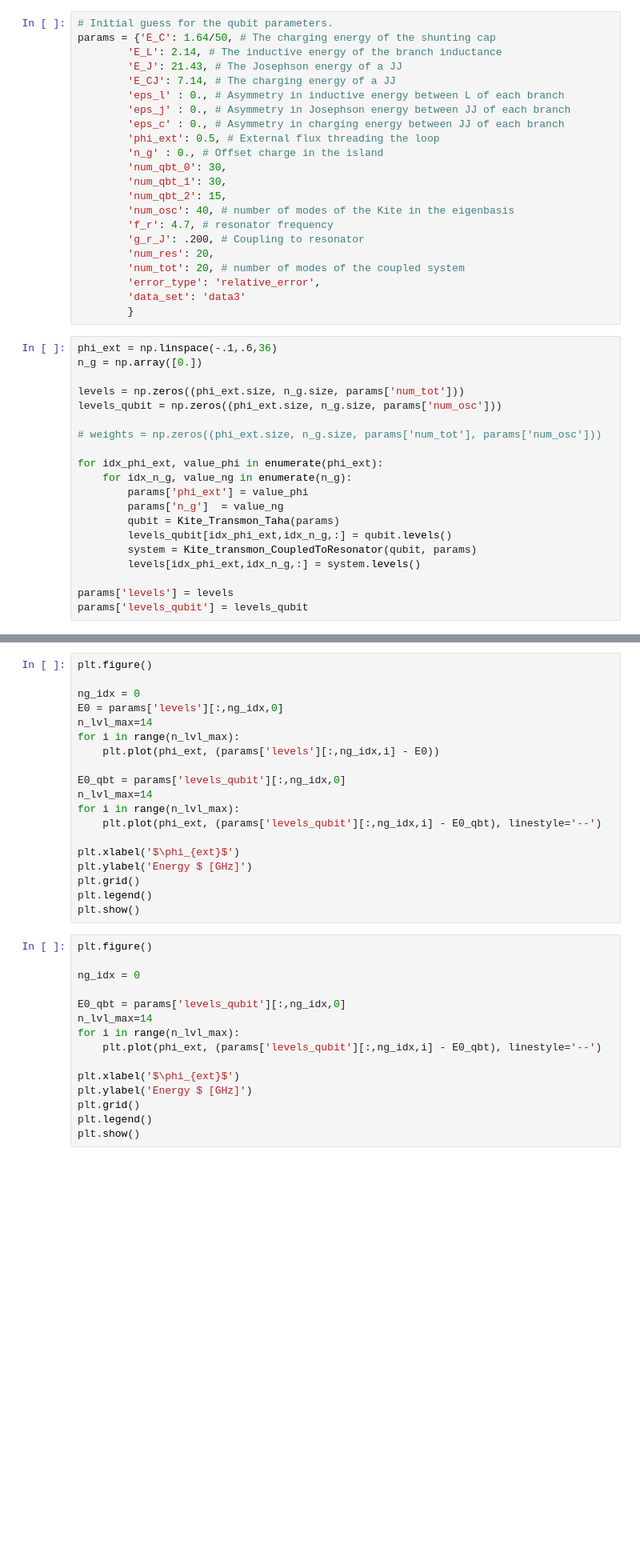
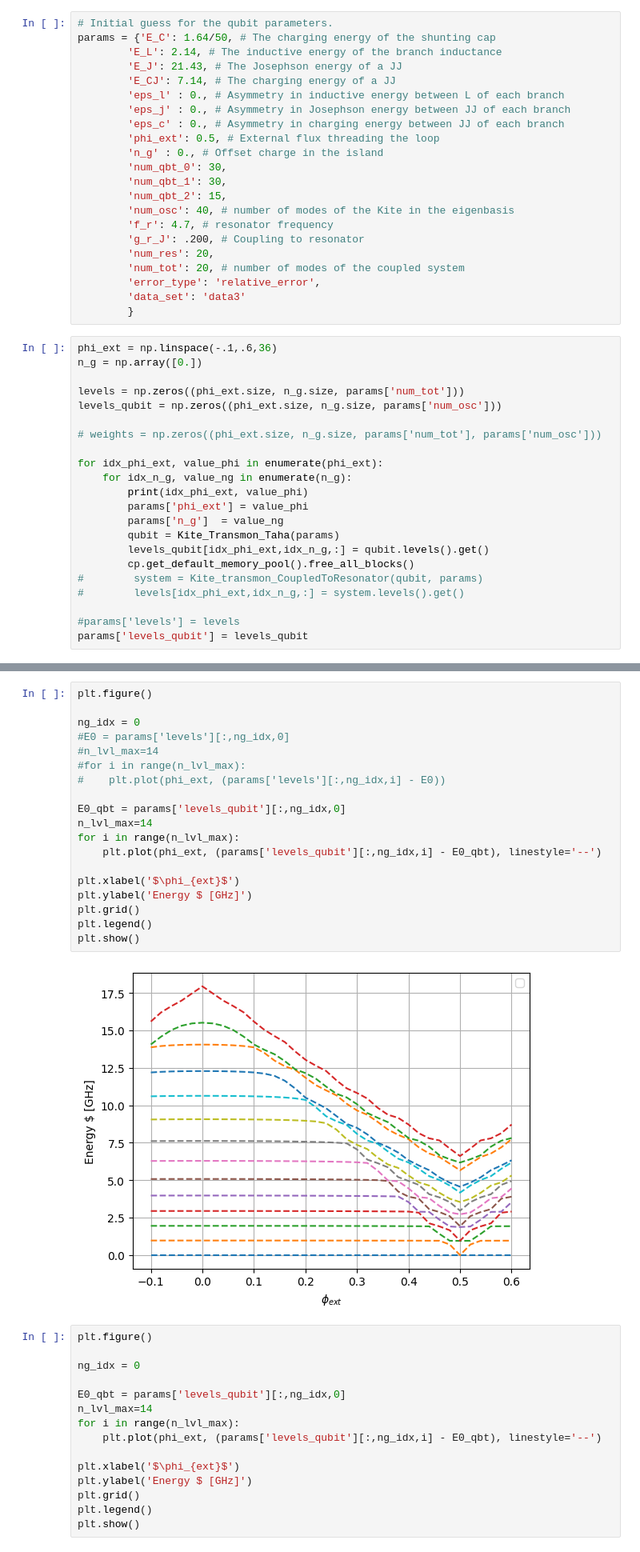
Before and after one commit to tahabw/sqc_live, a Jupyter notebook: other/KiteTransmon_gputest_notebook.ipynb, the cells around one changed output, grey strips where cells are left out. Shown: that part at 80% size. Drawn from its saved outputs; the diff is of its cells as text; blank space fills up the shorter version.

```diff
--- a/other/KiteTransmon_gputest_notebook.ipynb
+++ b/other/KiteTransmon_gputest_notebook.ipynb
@@ -41,13 +42,15 @@ levels_qubit = np.zeros((phi_ext.size, n_g.size, params['num_osc']))
 
 for idx_phi_ext, value_phi in enumerate(phi_ext):
     for idx_n_g, value_ng in enumerate(n_g):
+        print(idx_phi_ext, value_phi)
         params['phi_ext'] = value_phi
         params['n_g']  = value_ng
         qubit = Kite_Transmon_Taha(params)
-        levels_qubit[idx_phi_ext,idx_n_g,:] = qubit.levels()
-        system = Kite_transmon_CoupledToResonator(qubit, params)
-        levels[idx_phi_ext,idx_n_g,:] = system.levels()
+        levels_qubit[idx_phi_ext,idx_n_g,:] = qubit.levels().get()
+        cp.get_default_memory_pool().free_all_blocks()
+#        system = Kite_transmon_CoupledToResonator(qubit, params)
+#        levels[idx_phi_ext,idx_n_g,:] = system.levels().get()
 
-params['levels'] = levels
+#params['levels'] = levels
 params['levels_qubit'] = levels_qubit
 # %% [output]
@@ -55,22 +75,24 @@ TypeError: Implicit conversion to a NumPy array is not allowed. Please use `.get
 # %%
 plt.figure()
 
 ng_idx = 0
-E0 = params['levels'][:,ng_idx,0]
-n_lvl_max=14
-for i in range(n_lvl_max):
-    plt.plot(phi_ext, (params['levels'][:,ng_idx,i] - E0))
+#E0 = params['levels'][:,ng_idx,0]
+#n_lvl_max=14
+#for i in range(n_lvl_max):
+#    plt.plot(phi_ext, (params['levels'][:,ng_idx,i] - E0))
 
 E0_qbt = params['levels_qubit'][:,ng_idx,0]
 n_lvl_max=14
 for i in range(n_lvl_max):
     plt.plot(phi_ext, (params['levels_qubit'][:,ng_idx,i] - E0_qbt), linestyle='--')
 
 plt.xlabel('$\phi_{ext}$')
 plt.ylabel('Energy $ [GHz]')
 plt.grid()
 plt.legend()
 plt.show()
+# %% [output]
+[figure, added]
 # %%
 plt.figure()
 
```
Also changed, not shown: parts of 2 cells of this notebook, 1 other file.
